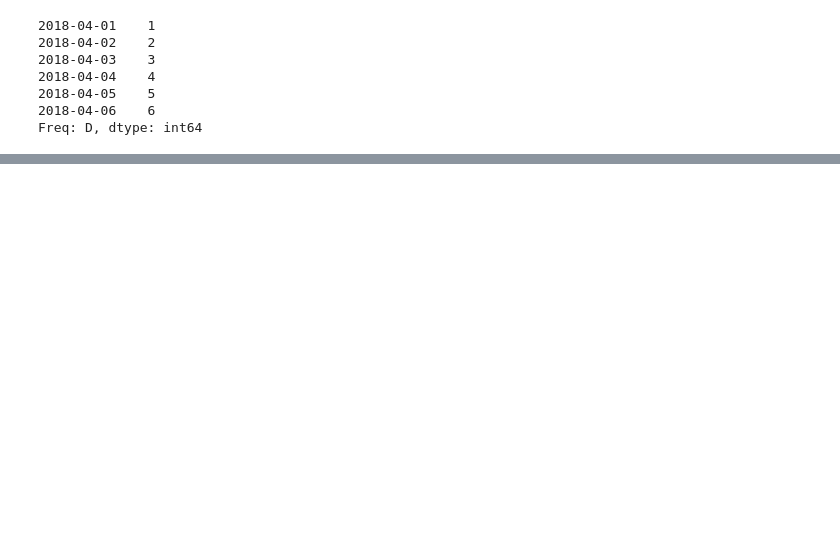
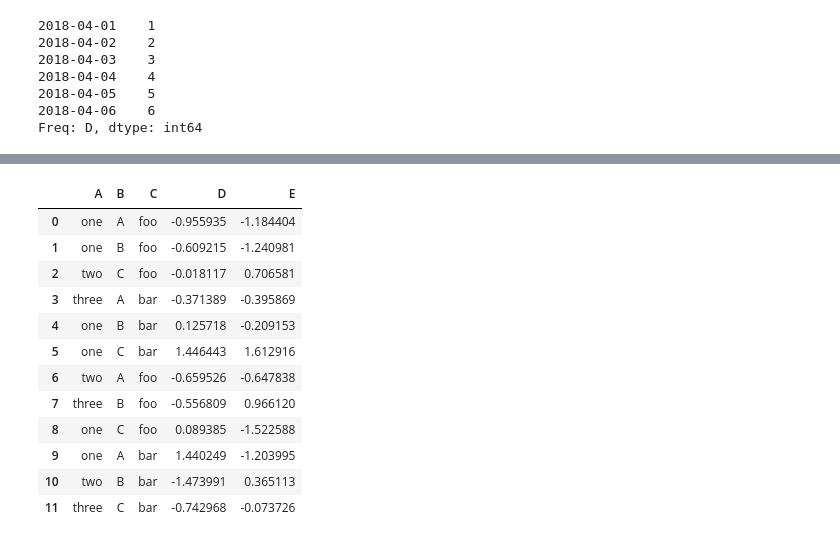
Before and after one commit to LiYan1988/pandas-tutorial, a Jupyter notebook: 10-min.ipynb, the cells around one changed output, grey strips where cells are left out. Drawn from its saved outputs; the diff is of its cells as text; code cells hidden in the pictures; blank space fills up the shorter version.

```diff
--- a/10-min.ipynb
+++ b/10-min.ipynb
@@ -378,0 +1124,21 @@ pd.__version__
+# %%
+df = pd.DataFrame({'A' : ['one', 'one', 'two', 'three'] * 3,
+   .....:                    'B' : ['A', 'B', 'C'] * 4,
+   .....:                    'C' : ['foo', 'foo', 'foo', 'bar', 'bar', 'bar'] * 2,
+   .....:                    'D' : np.random.randn(12),
+   .....:                    'E' : np.random.randn(12)})
+df
+# %% [output]
+|  | A | B | C | D | E |
+| 0 | one | A | foo | -0.955935 | -1.184404 |
+| 1 | one | B | foo | -0.609215 | -1.240981 |
+| 2 | two | C | foo | -0.018117 | 0.706581 |
+| 3 | three | A | bar | -0.371389 | -0.395869 |
+| 4 | one | B | bar | 0.125718 | -0.209153 |
+| 5 | one | C | bar | 1.446443 | 1.612916 |
+| 6 | two | A | foo | -0.659526 | -0.647838 |
+| 7 | three | B | foo | -0.556809 | 0.966120 |
+| 8 | one | C | foo | 0.089385 | -1.522588 |
+| 9 | one | A | bar | 1.440249 | -1.203995 |
+| 10 | two | B | bar | -1.473991 | 0.365113 |
+| 11 | three | C | bar | -0.742968 | -0.073726 |
```
Also changed, not shown: parts of 109 cells of this notebook.
